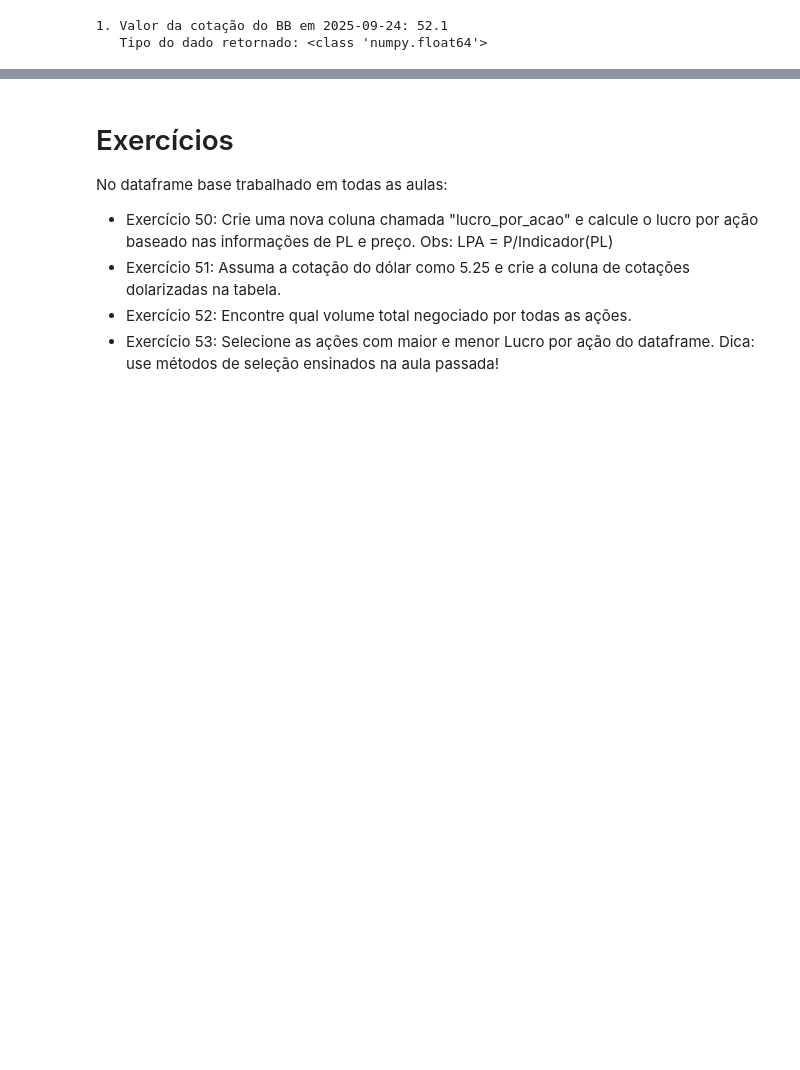
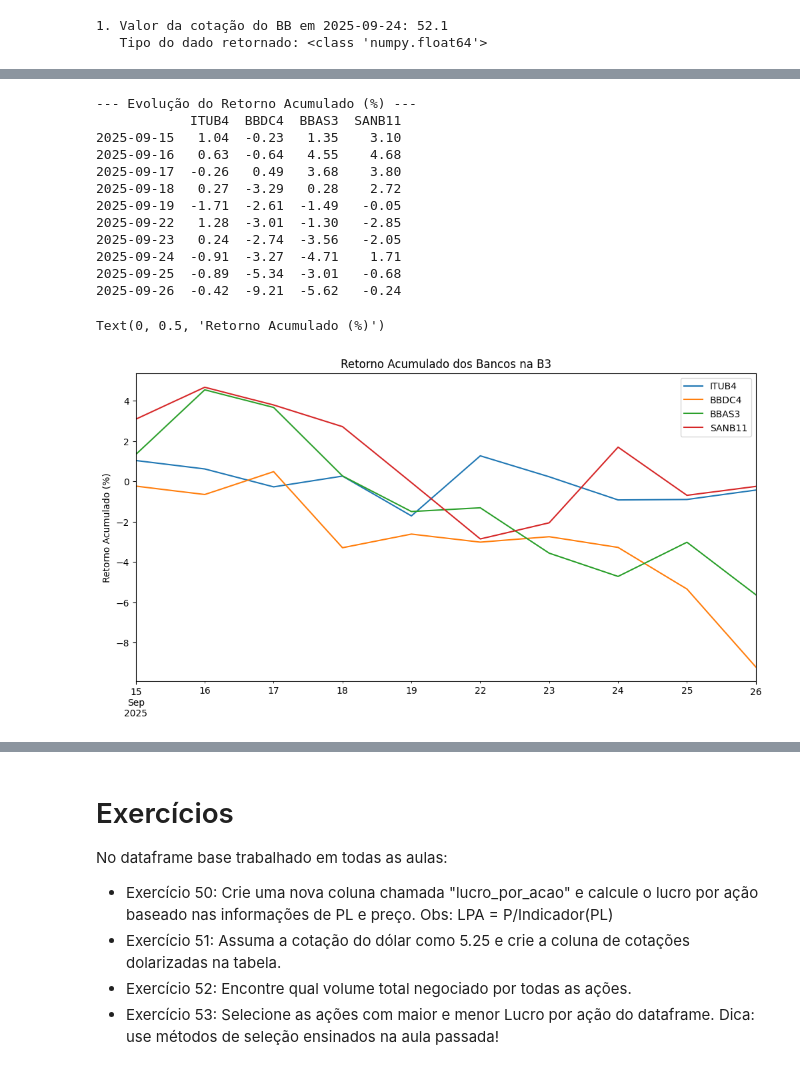
Before and after one commit to weder96/PyCodeData2025, a Jupyter notebook: Module05_Terminus _O_Farol_ do_Conhecimento/Pandas_O_Farol/Volume 06 - Operações aritméticas - como calcular o preço - lucro de uma ação.ipynb, the cells around one changed output, grey strips where cells are left out. Saved outputs shown, nothing was run; the diff lists cells and outputs as text; code cells hidden in the pictures; blank space fills up the shorter version.

```diff
--- a/Module05_Terminus _O_Farol_ do_Conhecimento/Pandas_O_Farol/Volume 06 - Operações aritméticas - como calcular o preço - lucro de uma ação.ipynb
+++ b/Module05_Terminus _O_Farol_ do_Conhecimento/Pandas_O_Farol/Volume 06 - Operações aritméticas - como calcular o preço - lucro de uma ação.ipynb
@@ -209,0 +403,18 @@ Freq: QE-DEC, dtype: float64
+# %%
+import pandas as pd
+import numpy as np
+tickers = ['ITUB4', 'BBDC4', 'BBAS3', 'SANB11']
+datas = pd.date_range(start='2025-09-15', periods=10, freq='B') # 10 dias úteis
+
+np.random.seed(42) # Semente para reprodutibilidade
+dados_retornos = np.random.normal(loc=0.05, scale=2, size=(10, 4))
+# Volume negociado em R$ (entre 30M e 100M)
+dados_volume = np.random.randint(low=30_000_000, high=100_000_000, size=(10, 4))
+df_retornos = pd.DataFrame(dados_retornos, index=datas, columns=tickers)
+df_volume = pd.DataFrame(dados_volume, index=datas, columns=tickers)
+
+print("--- Retorno Diário Percentual (%) ---")
+print(df_retornos.round(2))
+
+print("\n--- Volume Financeiro Negociado (R$) ---")
+print(df_volume)
@@ -209,0 +461,24 @@ Freq: QE-DEC, dtype: float64
+# %%
+retorno_acumulado = df_retornos.cumsum()
+print("\n--- Evolução do Retorno Acumulado (%) ---")
+print(retorno_acumulado.round(2))
+# Visualização gráfica é excelente para cumsum()
+retorno_acumulado.plot(
+    figsize=(12, 6),
+    title='Retorno Acumulado dos Bancos na B3'
+).set_ylabel("Retorno Acumulado (%)")
+# %% [output]
+--- Evolução do Retorno Acumulado (%) ---
+            ITUB4  BBDC4  BBAS3  SANB11
+2025-09-15   1.04  -0.23   1.35    3.10
+2025-09-16   0.63  -0.64   4.55    4.68
+2025-09-17  -0.26   0.49   3.68    3.80
+2025-09-18   0.27  -3.29   0.28    2.72
+2025-09-19  -1.71  -2.61  -1.49   -0.05
+2025-09-22   1.28  -3.01  -1.30   -2.85
+2025-09-23   0.24  -2.74  -3.56   -2.05
+2025-09-24  -0.91  -3.27  -4.71    1.71
+2025-09-25  -0.89  -5.34  -3.01   -0.68
+2025-09-26  -0.42  -9.21  -5.62   -0.24
+Text(0, 0.5, 'Retorno Acumulado (%)')
+[figure, added]
```
Also changed, not shown: parts of 28 cells of this notebook, 15 other files.
